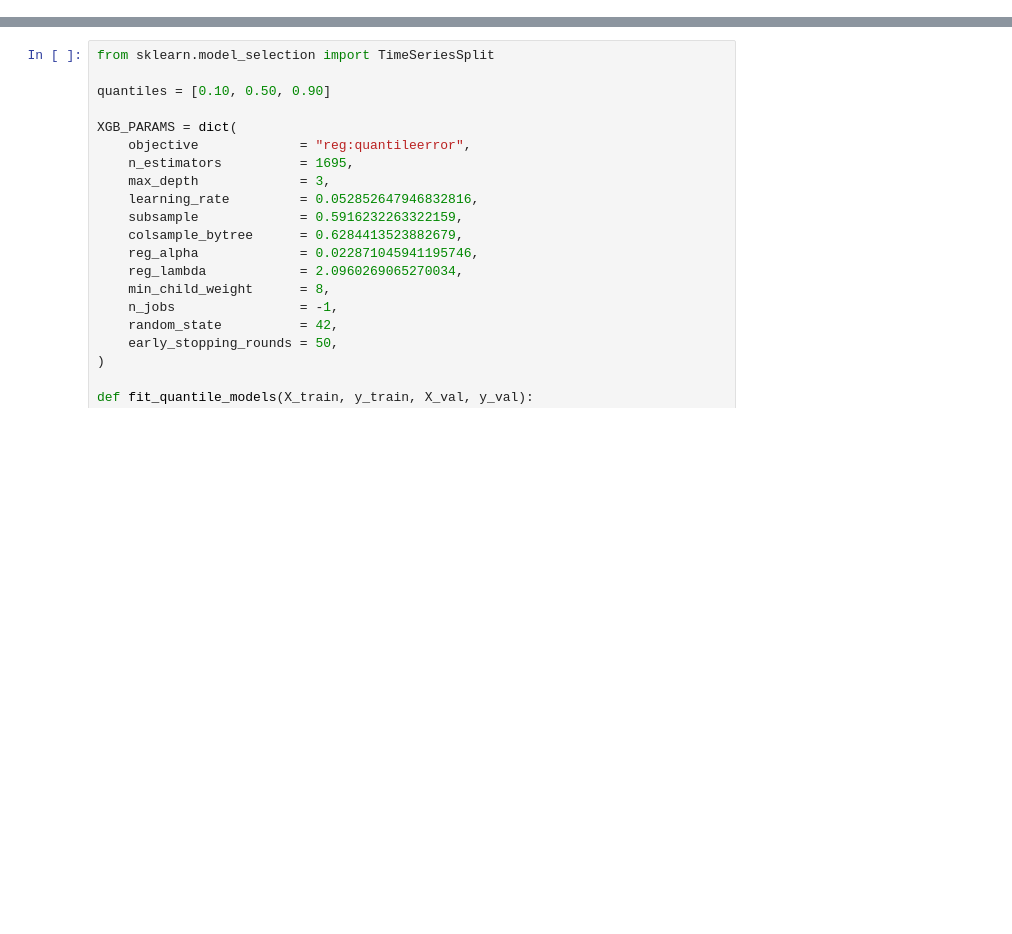
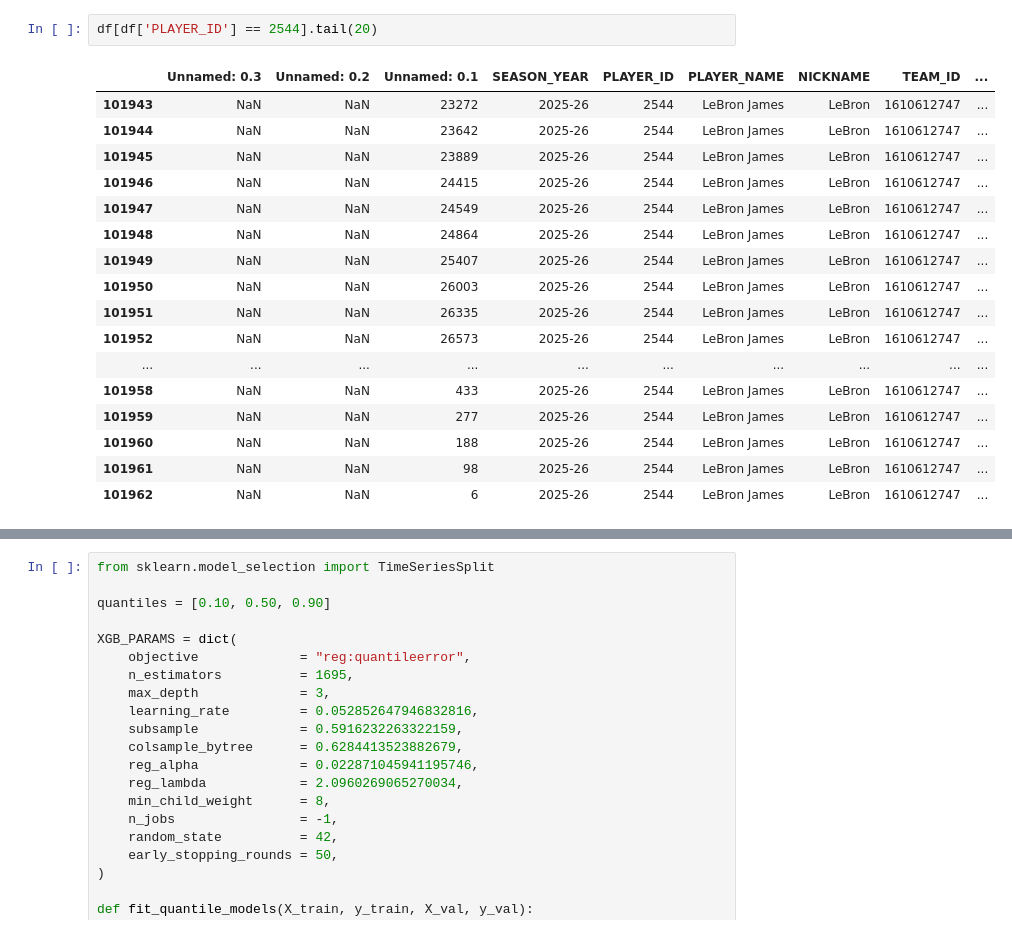
Before and after one commit to spon7ge/NBA-Prop-Predictor, a Jupyter notebook: src/models/min_quantile_model.ipynb, the cells around one changed output, grey strips where cells are left out. Drawn from its saved outputs; the diff is of its cells as text; blank space fills up the shorter version.

```diff
--- a/src/models/min_quantile_model.ipynb
+++ b/src/models/min_quantile_model.ipynb
@@ -244,4 +251,24 @@ S26    26915
 Name: count, dtype: int64
+# %%
+df[df['PLAYER_ID'] == 2544].tail(20)
+# %% [output]
+|  | Unnamed: 0.3 | Unnamed: 0.2 | Unnamed: 0.1 | SEASON_YEAR | PLAYER_ID | PLAYER_NAME | NICKNAME | TEAM_ID | ... |
+| 101943 | NaN | NaN | 23272 | 2025-26 | 2544 | LeBron James | LeBron | 1610612747 | ... |
+| 101944 | NaN | NaN | 23642 | 2025-26 | 2544 | LeBron James | LeBron | 1610612747 | ... |
+| 101945 | NaN | NaN | 23889 | 2025-26 | 2544 | LeBron James | LeBron | 1610612747 | ... |
+| 101946 | NaN | NaN | 24415 | 2025-26 | 2544 | LeBron James | LeBron | 1610612747 | ... |
+| 101947 | NaN | NaN | 24549 | 2025-26 | 2544 | LeBron James | LeBron | 1610612747 | ... |
+| 101948 | NaN | NaN | 24864 | 2025-26 | 2544 | LeBron James | LeBron | 1610612747 | ... |
+| 101949 | NaN | NaN | 25407 | 2025-26 | 2544 | LeBron James | LeBron | 1610612747 | ... |
+| 101950 | NaN | NaN | 26003 | 2025-26 | 2544 | LeBron James | LeBron | 1610612747 | ... |
+| 101951 | NaN | NaN | 26335 | 2025-26 | 2544 | LeBron James | LeBron | 1610612747 | ... |
+| 101952 | NaN | NaN | 26573 | 2025-26 | 2544 | LeBron James | LeBron | 1610612747 | ... |
+| ... | ... | ... | ... | ... | ... | ... | ... | ... | ... |
+| 101958 | NaN | NaN | 433 | 2025-26 | 2544 | LeBron James | LeBron | 1610612747 | ... |
+| 101959 | NaN | NaN | 277 | 2025-26 | 2544 | LeBron James | LeBron | 1610612747 | ... |
+| 101960 | NaN | NaN | 188 | 2025-26 | 2544 | LeBron James | LeBron | 1610612747 | ... |
+| 101961 | NaN | NaN | 98 | 2025-26 | 2544 | LeBron James | LeBron | 1610612747 | ... |
+| 101962 | NaN | NaN | 6 | 2025-26 | 2544 | LeBron James | LeBron | 1610612747 | ... |
 # %%
 MIN_FEATURES = [
     'MIN_10_ewm',
```
Also changed, not shown: parts of 14 cells of this notebook, 15 other files.
